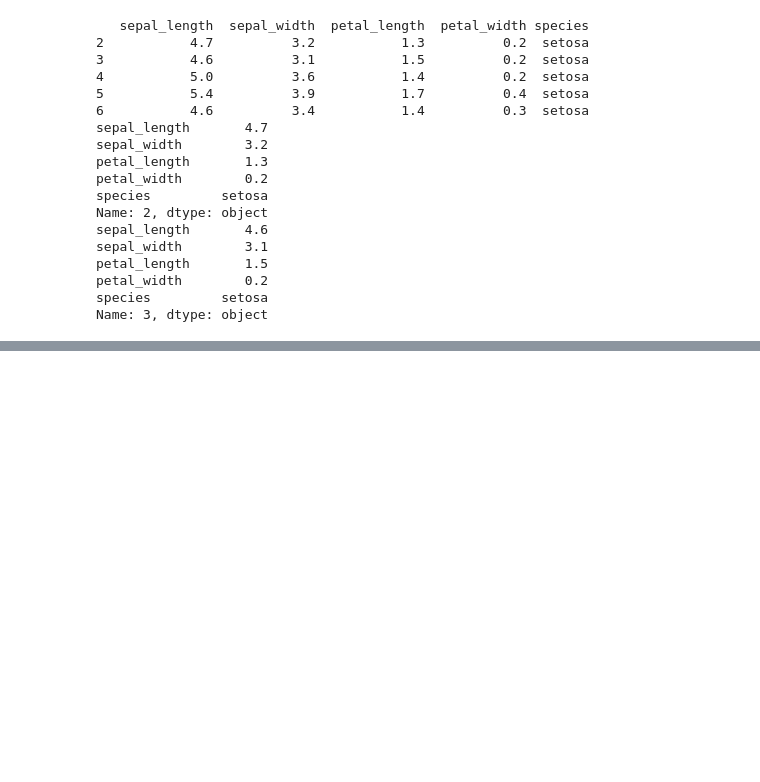
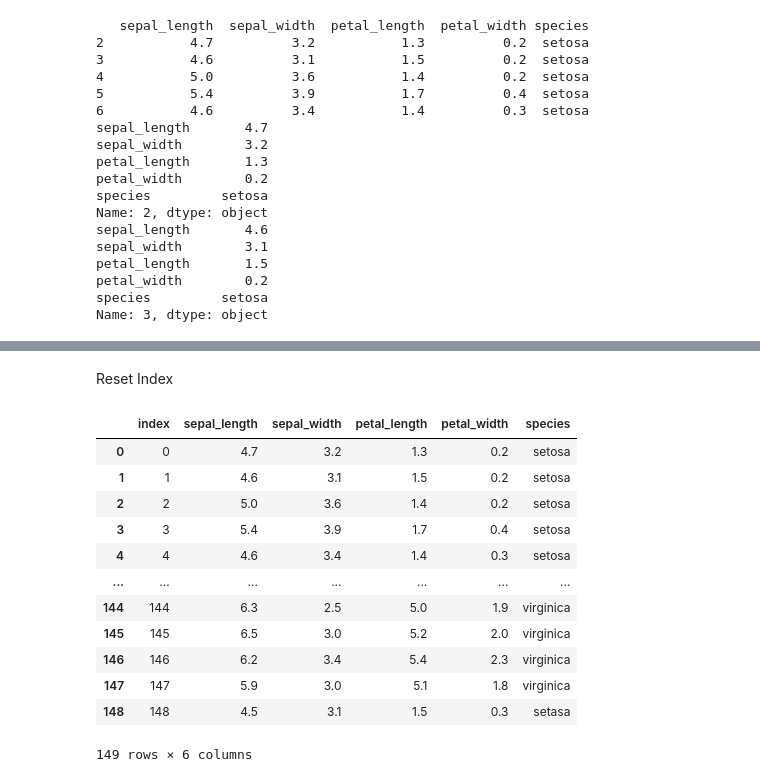
Before and after one commit to ananthi25/Git_Practice, a Jupyter notebook: Pandas.ipynb, the cells around one changed output, grey strips where cells are left out. Cells and saved outputs as stored; diff of their text form; code cells hidden in the pictures; blank space fills up the shorter version.

```diff
--- a/Pandas.ipynb
+++ b/Pandas.ipynb
@@ -260,3 +263,7 @@ petal_length       1.5
 petal_width        0.2
 species         setosa
 Name: 3, dtype: object
+# %%
+new_df.loc[0]=[4.5,3.1,1.5,0.3,'setasa']
+print(new_df.head())           #can't show
+print("Last 5 elements\n",new_df.tail()) #newly added element place at last
@@ -262,0 +301,20 @@ Name: 3, dtype: object
+# %% [markdown]
+Reset Index
+# %%
+#new_df.reset_index(drop=True,inplace=True)       -restored all old values from before drop
+new_df.reset_index(inplace=True)                   #new index created
+new_df
+# %% [output]
+|  | index | sepal_length | sepal_width | petal_length | petal_width | species |
+| 0 | 0 | 4.7 | 3.2 | 1.3 | 0.2 | setosa |
+| 1 | 1 | 4.6 | 3.1 | 1.5 | 0.2 | setosa |
+| 2 | 2 | 5.0 | 3.6 | 1.4 | 0.2 | setosa |
+| 3 | 3 | 5.4 | 3.9 | 1.7 | 0.4 | setosa |
+| 4 | 4 | 4.6 | 3.4 | 1.4 | 0.3 | setosa |
+| ... | ... | ... | ... | ... | ... | ... |
+| 144 | 144 | 6.3 | 2.5 | 5.0 | 1.9 | virginica |
+| 145 | 145 | 6.5 | 3.0 | 5.2 | 2.0 | virginica |
+| 146 | 146 | 6.2 | 3.4 | 5.4 | 2.3 | virginica |
+| 147 | 147 | 5.9 | 3.0 | 5.1 | 1.8 | virginica |
+| 148 | 148 | 4.5 | 3.1 | 1.5 | 0.3 | setasa |
+149 rows × 6 columns
```
Also changed, not shown: parts of 17 cells of this notebook.
